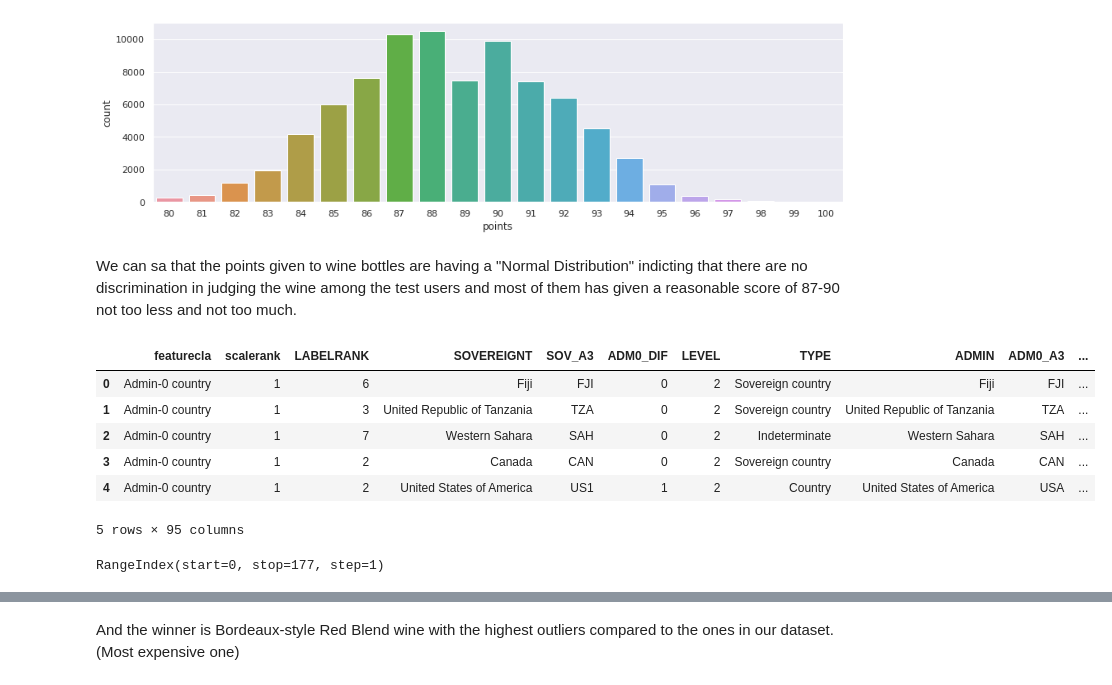
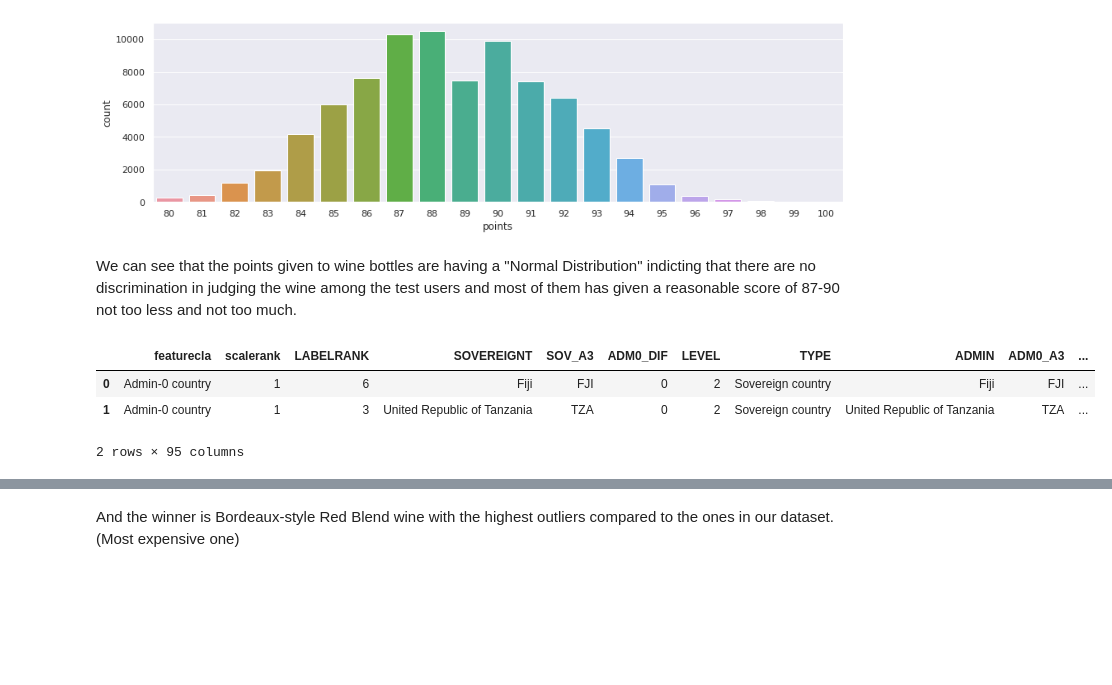
Before and after one commit to cyber-noob/Basics-of-ML, a Jupyter notebook: wine_eda.ipynb, the cells around one changed output, grey strips where cells are left out. Cells and saved outputs as stored; diff of their text form; code cells hidden in the pictures; blank space fills up the shorter version.

```diff
--- a/wine_eda.ipynb
+++ b/wine_eda.ipynb
@@ -31,0 +35,3 @@ dtype: float64
+# %%
+pd.set_option('display.max_colwidth', 200)
+wine.head(3)
@@ -52,6 +143,6 @@ plt.show()
 # %% [output]
 [figure]
 # %% [markdown]
-We can sa that the points given to wine bottles are having a "Normal Distribution" indicting that there are no discrimination in judging the wine among the test users and most of them has given a reasonable score of 87-90 not too less and not too much.
+We can see that the points given to wine bottles are having a "Normal Distribution" indicting that there are no discrimination in judging the wine among the test users and most of them has given a reasonable score of 87-90 not too less and not too much.
 # %%
 !pip install geopandas
@@ -60,15 +150,9 @@ import geopandas as gpd
 # %%
 df = gpd.read_file('/content/drive/My Drive/earth/ne_110m_admin_0_countries.shp')
+pd.set_option('display.max_colwidth',30)
 df.head(2)
 # %% [output]
 |  | featurecla | scalerank | LABELRANK | SOVEREIGNT | SOV_A3 | ADM0_DIF | LEVEL | TYPE | ADMIN | ADM0_A3 | ... |
 | 0 | Admin-0 country | 1 | 6 | Fiji | FJI | 0 | 2 | Sovereign country | Fiji | FJI | ... |
 | 1 | Admin-0 country | 1 | 3 | United Republic of Tanzania | TZA | 0 | 2 | Sovereign country | United Republic of Tanzania | TZA | ... |
-| 2 | Admin-0 country | 1 | 7 | Western Sahara | SAH | 0 | 2 | Indeterminate | Western Sahara | SAH | ... |
-| 3 | Admin-0 country | 1 | 2 | Canada | CAN | 0 | 2 | Sovereign country | Canada | CAN | ... |
-| 4 | Admin-0 country | 1 | 2 | United States of America | US1 | 1 | 2 | Country | United States of America | USA | ... |
-5 rows × 95 columns
+2 rows × 95 columns
-# %%
-df.index
-# %% [output]
-RangeIndex(start=0, stop=177, step=1)
```
Also changed, not shown: parts of 32 cells of this notebook.
